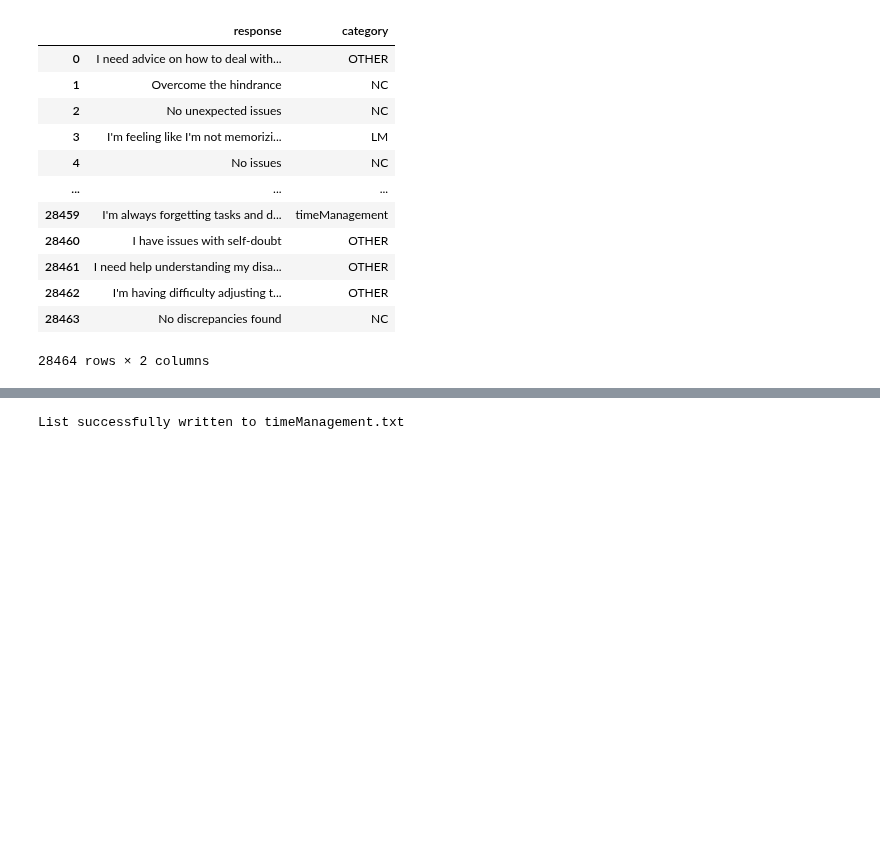
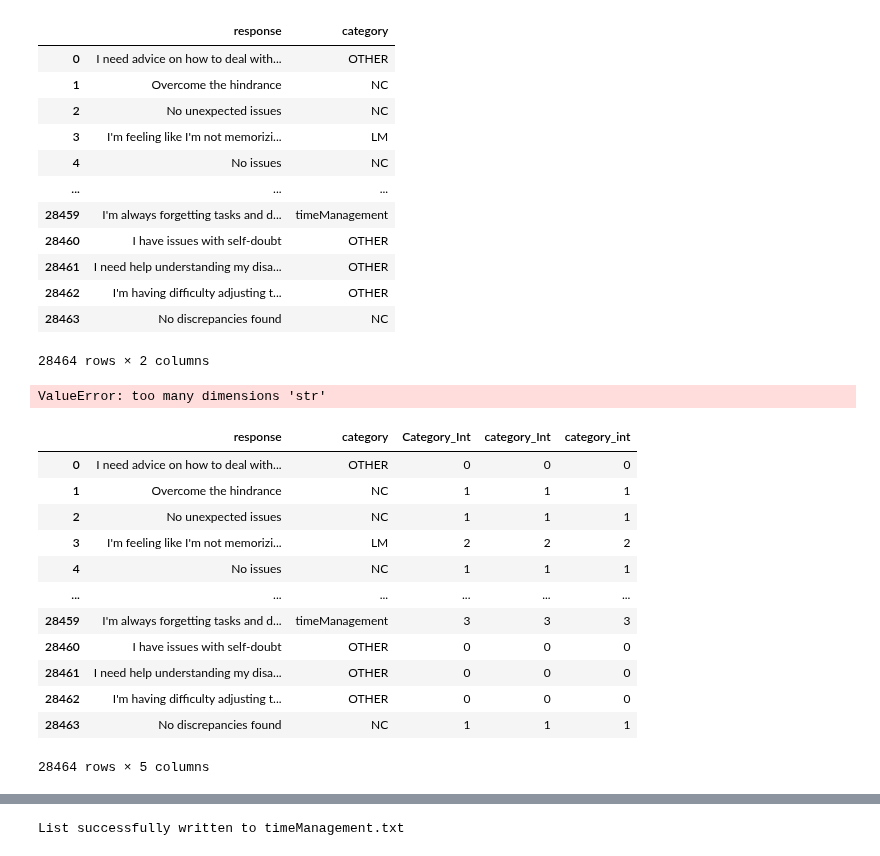
Before and after one commit to RudimentaryChef/FRED_NLP, a Jupyter notebook: NLP_Courses.ipynb, the cells around one changed output, grey strips where cells are left out. Cells and saved outputs as stored; diff of their text form; code cells hidden in the pictures; blank space fills up the shorter version.

```diff
--- a/NLP_Courses.ipynb
+++ b/NLP_Courses.ipynb
@@ -174,3 +129,40 @@ shuffled_df
 | 28462 | I'm having difficulty adjusting t... | OTHER |
 | 28463 | No discrepancies found | NC |
 28464 rows × 2 columns
+# %%
+import pandas as pd
+from transformers import TFAutoModel, BertTokenizer
+import torch
+#Loads my tokenizer
+tokenizer = BertTokenizer.from_pretrained('bert-base-uncased')
+#Loads my data frame
+df = shuffled_df
+
+#Puts my data frame in a good format for ML
+#Max length is 512
+encoded_data = tokenizer(df['response'].tolist(), padding=True, truncation=True, max_length=512, return_tensors='pt')
+labels = torch.tensor(df['category'].tolist())
+# %% [output]
+ValueError: too many dimensions 'str'
+# %%
+shuffled_df
+# Define a mapping dictionary
+category_mapping = {'OTHER': 0, 'NC': 1, 'LM': 2, 'timeManagement':3}
+
+# Apply the mapping using the map function
+shuffled_df['category_int'] = df['category'].map(category_mapping)
+shuffled_df
+# %% [output]
+|  | response | category | Category_Int | category_Int | category_int |
+| 0 | I need advice on how to deal with... | OTHER | 0 | 0 | 0 |
+| 1 | Overcome the hindrance | NC | 1 | 1 | 1 |
+| 2 | No unexpected issues | NC | 1 | 1 | 1 |
+| 3 | I'm feeling like I'm not memorizi... | LM | 2 | 2 | 2 |
+| 4 | No issues | NC | 1 | 1 | 1 |
+| ... | ... | ... | ... | ... | ... |
+| 28459 | I'm always forgetting tasks and d... | timeManagement | 3 | 3 | 3 |
+| 28460 | I have issues with self-doubt | OTHER | 0 | 0 | 0 |
+| 28461 | I need help understanding my disa... | OTHER | 0 | 0 | 0 |
+| 28462 | I'm having difficulty adjusting t... | OTHER | 0 | 0 | 0 |
+| 28463 | No discrepancies found | NC | 1 | 1 | 1 |
+28464 rows × 5 columns
```
Also changed, not shown: parts of 7 cells of this notebook, 2 other files.
